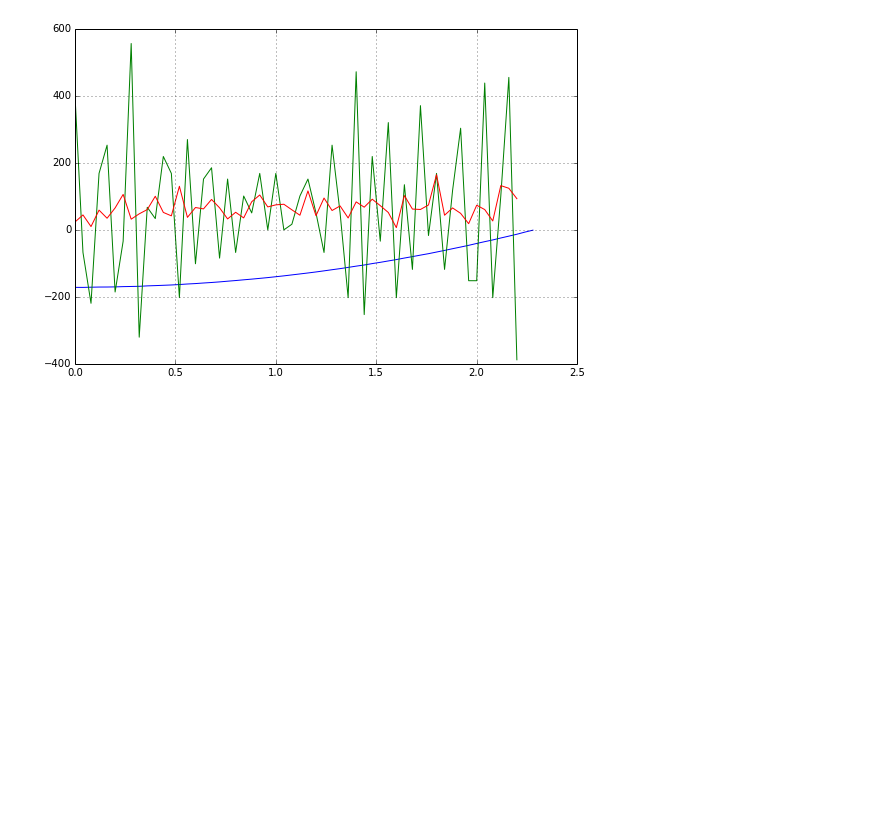
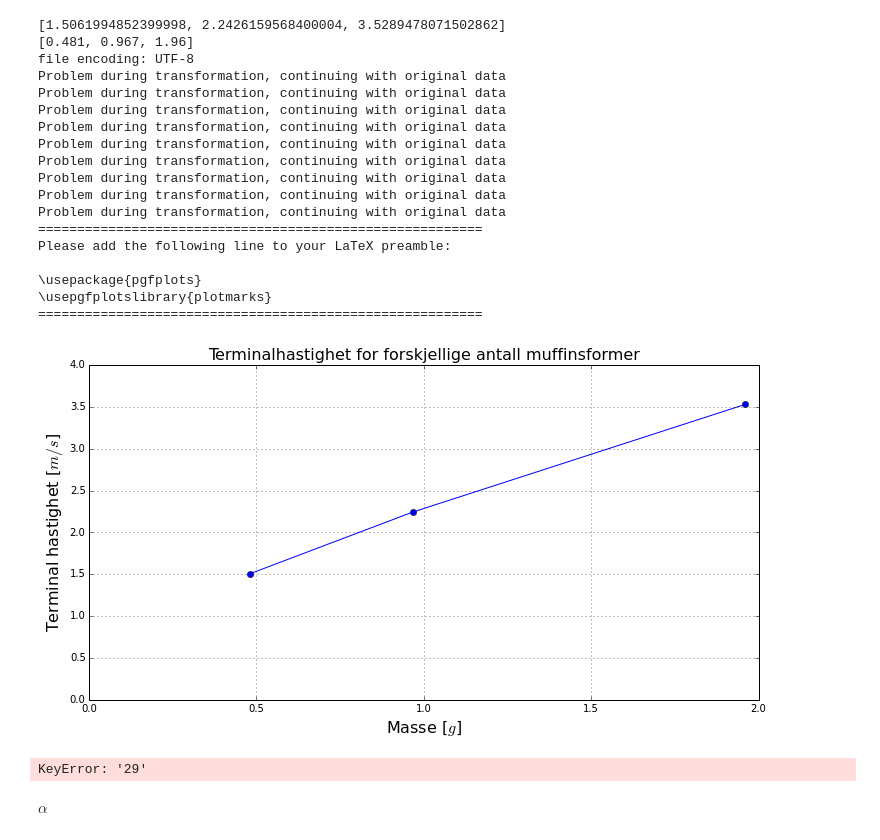
Before and after one commit to ndyb/tfy4125, a Jupyter notebook: lab1/lab1.ipynb, the cells around one changed output. Cells and saved outputs as stored; diff of their text form; code cells hidden in the pictures; blank space fills up the shorter version.

```diff
--- a/lab1/lab1.ipynb
+++ b/lab1/lab1.ipynb
@@ -137,12 +207,58 @@ s = '31'; data[s].simpleplot(); grid()
+# %%
+#for s in range(1, 4):
+
+asdf = [ average( [ average(a.dx().x[data[s].tv_start:data[s].tv_end]) for a in data[s].e ]) for s in range(1, 4) ]
+#print(str(s) + ": " + str(avg))
+print(asdf)
+masse = [ data[a].m for a in range(1, 4) ]
+print(masse)
+figure()
+plot(masse, asdf, 'o-b')
+axis([0, 2, 0, 4])
+xlabel(r'Masse [$g$]', fontsize=16)
+ylabel(r'Terminal hastighet [$m / s$]', fontsize=16)
+title('Terminalhastighet for forskjellige antall muffinsformer', fontsize=16)
+grid()
+tikz_save('m_vs_tv.tikz')
+# %% [output]
+[1.5061994852399998, 2.2426159568400004, 3.5289478071502862]
+[0.481, 0.967, 1.96]
+file encoding: UTF-8
+Problem during transformation, continuing with original data
+Problem during transformation, continuing with original data
+Problem during transformation, continuing with original data
+Problem during transformation, continuing with original data
+Problem during transformation, continuing with original data
+Problem during transformation, continuing with original data
+Problem during transformation, continuing with original data
+Problem during transformation, continuing with original data
+Problem during transformation, continuing with original data
+=========================================================
+Please add the following line to your LaTeX preamble:
+
+\usepackage{pgfplots}
+\usepgfplotslibrary{plotmarks}
+=========================================================
+[figure, added]
 # %%
-s = '47'; d = data[s]
+s = '29'; d = data[s]
+#start = floor(d.len()*0.4)
+start = d.len()-70
+stop = d.len()-20
+print(d.len())
+pvk = np.polyfit(d.dx().t[start:stop],d.dx().x[start:stop],1)
+print(pvk[1])
+pv = lambda t: pvk[0]*t + pvk[1]
 figure()
-plot(d.t, d.x)
-plot(d.ddx().t, d.ddx().x)
-plot(d.ddx().t, savitzky_golay(d.ddx().x, 13, 5))
+plot(d.dx().t[start:stop], pv(d.dx().t[start:stop]))
+#plot(d.t, d.x)
+plot(d.dx().t, d.dx().x)
+#plot(d.ddx().t, savitzky_golay(d.ddx().x, 13, 5))
 grid()
 # %% [output]
-[figure, removed]
+KeyError: '29'
+# %% [markdown]
+$\alpha$
 # %%
 s = '31'
 d = data[s].smoothe(11, 3)
```
Also changed, not shown: parts of 13 cells of this notebook, 7 other files.
